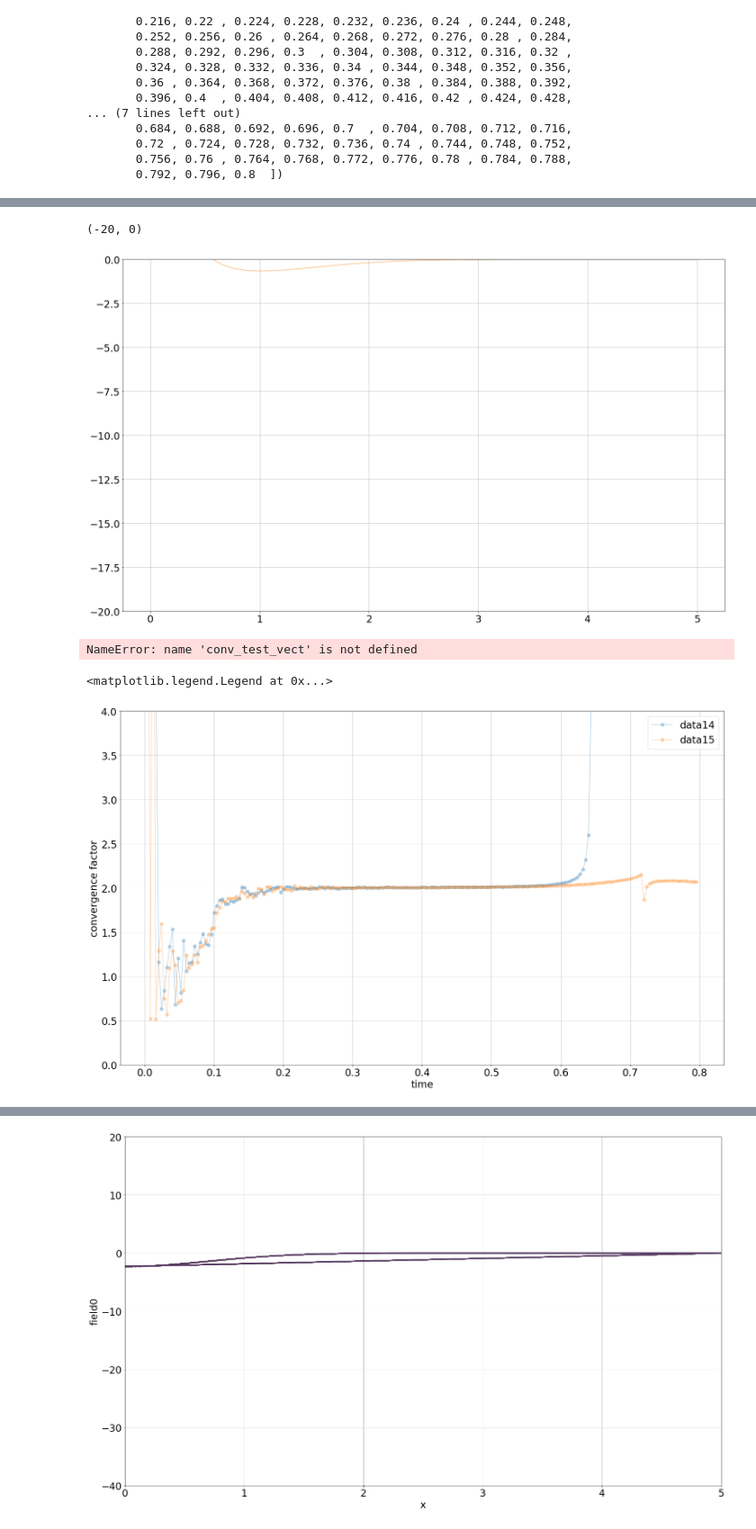
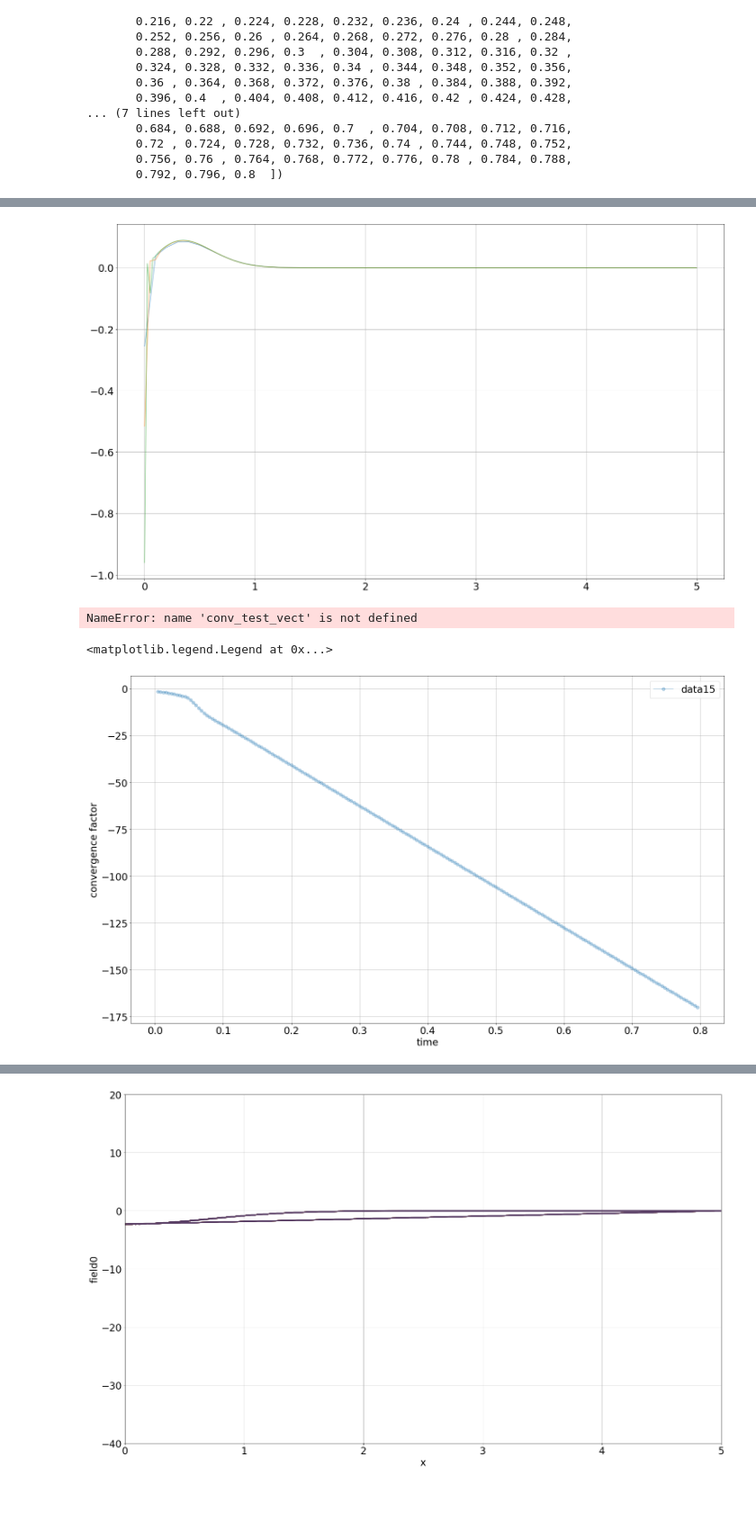
Before and after one commit to giulio-taiocchi/Master_thesis, a Jupyter notebook: Analysis_notebook.ipynb, the cells around one changed output, grey strips where cells are left out. Shown at 90% size. Drawn from its saved outputs; the diff is of its cells as text; code cells hidden in the pictures; blank space fills up the shorter version.

```diff
--- a/Analysis_notebook.ipynb
+++ b/Analysis_notebook.ipynb
@@ -13,15 +13,15 @@ plt.rcParams.update({'font.size': 23})
 # %% [markdown]
 # MOL for (1+1) dimensional system of equation
 # %%
-
-ns1 = 0
-shift1 = 0
+names = []
+ns1 = 36
+shift1 = 36
 for i in range(shift1,ns1):
-    names.append( pd.read_csv("./data/wave_equation/data"+str(i)+"/name_of_file") )
+    names = pd.read_csv("./data/wave_equation/data"+str(i)+"/name_of_file")
     #print(names[i].name.size)
 
-ns = 15
-shift = 14
+ns = 16
+shift = 15
 for i in range(shift,ns):
     names = pd.read_csv("./data/log_comp/data"+str(i)+"/name_of_file")
 # wave eq. radiative bound for PI, no bound for PI.
@@ -173,14 +174,14 @@ for n in range(ns1-shift1,ns-shift+(ns1-shift1)):
 # %%
 %%time
 domain = 5
-h1 = 0.01
+h1 = 0.1
 h2 = h1/2
 h3 = h2/2
 N_point1 = int(domain/h1+1)
 N_point2 = int(domain/h2+1)
 N_point3 = int(domain/h3+1)
 big_DF = []
-for n in range (0, 7):
+for n in range (0, 1):
     DF1, DF2, DF3 = [], [], []
     for i in range (0,number_steps):
         DF1.append( pd.read_csv(names.names[n],skiprows = (N_point1+1)*i,nrows =N_point1) )
@@ -188,5 +189,5 @@ for n in range (0, 7):
         DF3.append( pd.read_csv(names.names[n],skiprows = (N_point1+1)*(number_steps+1)+ N_point1*2*(number_steps+1)+(N_point3+1)*i,nrows =N_point3) )
     big_DF.append([DF1,DF2,DF3])
     print(names.names[n]+ " added")
-        #f[1]
+        #f[11
 # %% [output]
@@ -220,5 +219,5 @@ big_DF[1][1][0]
 # %%
-for n in range(0,7):
+for n in range(0,1):
     for i in range(0,1):
         #plt.plot(DF[i][1]['x'],initialize_func_vect(gauss_PI,DF[i][1]['x'],DF[i][1]['x'][1]-DF[i][1]['x'][1],times[1]),'+',alpha=0.7,label="theo",markersize=15)
         plt.plot(big_DF[n][i][-1]['x'],big_DF[n][i][0]['field0'],alpha=0.7,markersize=25)
@@ -255,22 +254,21 @@ for n in []:
             #plt.plot(big_DF[n][i][j]['x'],np.sin(np.log(1+big_DF[n][i][j]['field2'])),'.-',alpha=0.5,label=names[n].name[int(names[n].name.size/3)*(i+1)-1],markersize=10)
 
 
-for n in [0,1]:
-    for i in range(1):
-        for j in range(199,200):
-            plt.plot(big_DF[n][i][j]['x'],big_DF[n][i][j]['field0'],alpha=0.6,markersize=15)
+for n in [0]:
+    for i in range(0,3):
+        for j in range(1,2):
+            plt.plot(big_DF[n][i][j]['x'],big_DF[n][i][j]['field1'],alpha=0.6,markersize=15)
             #plt.plot(big_DF[n][i][j]['x'],big_DF[n][i][j]['field1'],'+-',alpha=0.4,markersize=8)
             #plt.plot(big_DF[n][i][j]['x'],big_DF[n][i][j]['field2'],'+-',alpha=0.4,markersize=8)
 
 
 plt.grid()
-#plt.xlim([4.9,5.01])
-plt.ylim([ -20,0] )
+#plt.xlim([-0.1,0.5])
+#plt.ylim([ -10,10] )
 #plt.legend()
 #times[163]
 # %% [output]
-(-20, 0)
-[figure, old version]
+[figure, new version]
 # %%
 # conv_test_vect = []
 for i,t in enumerate(times):
@@ -286,29 +284,29 @@ NameError: name 'conv_test_vect' is not defined
 # %%
 allruns_self_conv_test_vect = []
 self_conv_test_vect = []
 """
 for i,t in enumerate(times[::2]):
         self_conv_test_vect.append(self_conv_test(big_DF[0][0][i],big_DF[0][1][i],big_DF[0][2][i]))
         allruns_self_conv_test_vect.append(self_conv_test_vect)
 #plt.plot(times[::2], self_conv_test_vect,markersize=10,alpha=0.5,label=label_vector[0])
 """
-for n in range(0,2):
+for n in range(0,1):
     self_conv_test_vect = []
     for i,t in enumerate(times[0:-1]):
         self_conv_test_vect.append(self_conv_test(big_DF[n][0][i],big_DF[n][1][i],big_DF[n][2][i]))
     allruns_self_conv_test_vect.append(self_conv_test_vect)
     plt.plot(times[0:-1], self_conv_test_vect,'.-',markersize=15,alpha=0.3,label="data"+str(n+shift))
 #plt.xlim(0,40)
-plt.ylim(0,4)
+#plt.ylim(0,4)
 #plt.xlabel('time')
 plt.ylabel('convergence factor')
 plt.xlabel('time')
 #plt.vlines(0.652,0,5,alpha=0.5,label="time = 9.4")
 plt.grid()
 plt.legend()
 # %% [output]
 <matplotlib.legend.Legend at 0x...>
-[figure, old version]
+[figure, new version]
 # %%
 n_ind = 0
 self_conv_test_vect_pw = []
```
Also changed, not shown: parts of 9 cells of this notebook, 2 other files.
